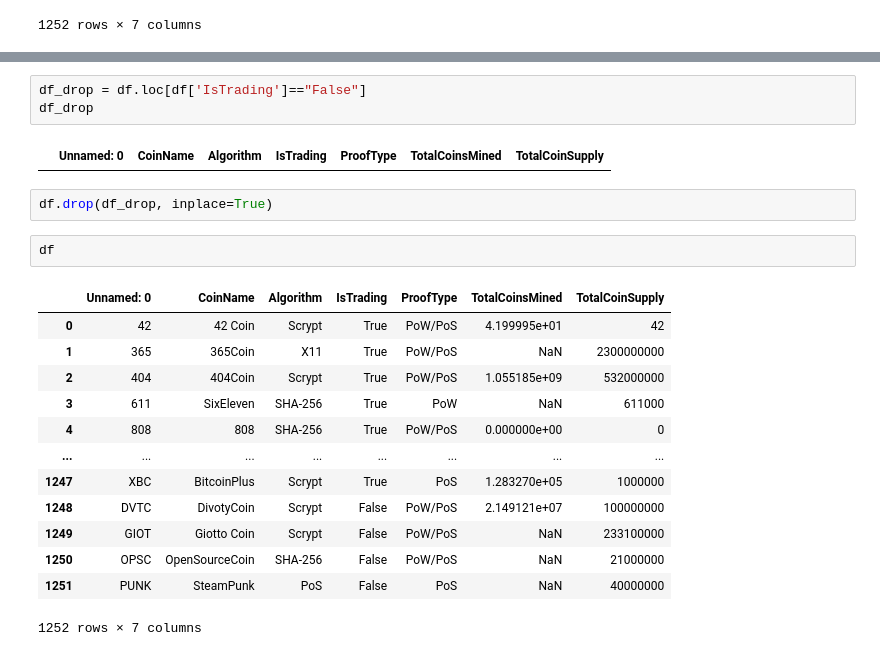
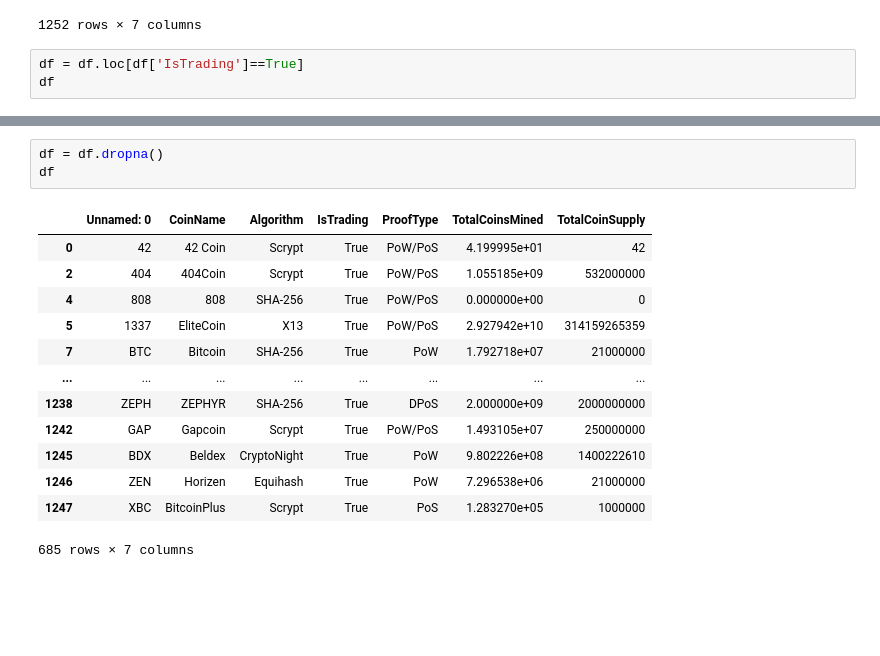
Before and after one commit to jakewmayfield/unsupervised_learning_challenge, a Jupyter notebook: Cryptocurrency_Clusters.ipynb, the cells around one changed output, grey strips where cells are left out. Drawn from its saved outputs; the diff is of its cells as text; blank space fills up the shorter version.

```diff
--- a/Cryptocurrency_Clusters.ipynb
+++ b/Cryptocurrency_Clusters.ipynb
@@ -18,3 +26,6 @@ df
 | 1250 | OPSC | OpenSourceCoin | SHA-256 | False | PoW/PoS | NaN | 21000000 |
 | 1251 | PUNK | SteamPunk | PoS | False | PoS | NaN | 40000000 |
 1252 rows × 7 columns
+# %%
+df = df.loc[df['IsTrading']==True]
+df
@@ -21,23 +46,17 @@ df
 # %%
-df_drop = df.loc[df['IsTrading']=="False"]
-df_drop
+df = df.dropna()
+df
 # %% [output]
 |  | Unnamed: 0 | CoinName | Algorithm | IsTrading | ProofType | TotalCoinsMined | TotalCoinSupply |
+| 0 | 42 | 42 Coin | Scrypt | True | PoW/PoS | 4.199995e+01 | 42 |
+| 2 | 404 | 404Coin | Scrypt | True | PoW/PoS | 1.055185e+09 | 532000000 |
+| 4 | 808 | 808 | SHA-256 | True | PoW/PoS | 0.000000e+00 | 0 |
+| 5 | 1337 | EliteCoin | X13 | True | PoW/PoS | 2.927942e+10 | 314159265359 |
+| 7 | BTC | Bitcoin | SHA-256 | True | PoW | 1.792718e+07 | 21000000 |
+| ... | ... | ... | ... | ... | ... | ... | ... |
+| 1238 | ZEPH | ZEPHYR | SHA-256 | True | DPoS | 2.000000e+09 | 2000000000 |
+| 1242 | GAP | Gapcoin | Scrypt | True | PoW/PoS | 1.493105e+07 | 250000000 |
+| 1245 | BDX | Beldex | CryptoNight | True | PoW | 9.802226e+08 | 1400222610 |
+| 1246 | ZEN | Horizen | Equihash | True | PoW | 7.296538e+06 | 21000000 |
+| 1247 | XBC | BitcoinPlus | Scrypt | True | PoS | 1.283270e+05 | 1000000 |
+685 rows × 7 columns
-# %%
-df.drop(df_drop, inplace=True)
-# %%
-df
-# %% [output]
-|  | Unnamed: 0 | CoinName | Algorithm | IsTrading | ProofType | TotalCoinsMined | TotalCoinSupply |
-| 0 | 42 | 42 Coin | Scrypt | True | PoW/PoS | 4.199995e+01 | 42 |
-| 1 | 365 | 365Coin | X11 | True | PoW/PoS | NaN | 2300000000 |
-| 2 | 404 | 404Coin | Scrypt | True | PoW/PoS | 1.055185e+09 | 532000000 |
-| 3 | 611 | SixEleven | SHA-256 | True | PoW | NaN | 611000 |
-| 4 | 808 | 808 | SHA-256 | True | PoW/PoS | 0.000000e+00 | 0 |
-| ... | ... | ... | ... | ... | ... | ... | ... |
-| 1247 | XBC | BitcoinPlus | Scrypt | True | PoS | 1.283270e+05 | 1000000 |
-| 1248 | DVTC | DivotyCoin | Scrypt | False | PoW/PoS | 2.149121e+07 | 100000000 |
-| 1249 | GIOT | Giotto Coin | Scrypt | False | PoW/PoS | NaN | 233100000 |
-| 1250 | OPSC | OpenSourceCoin | SHA-256 | False | PoW/PoS | NaN | 21000000 |
-| 1251 | PUNK | SteamPunk | PoS | False | PoS | NaN | 40000000 |
-1252 rows × 7 columns
```
Also changed, not shown: parts of 10 cells of this notebook.
